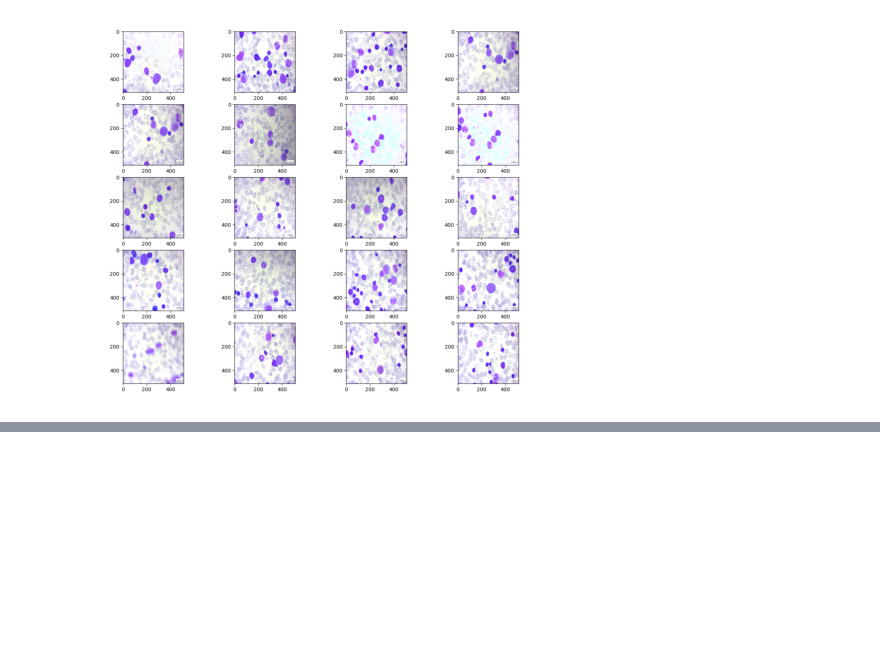
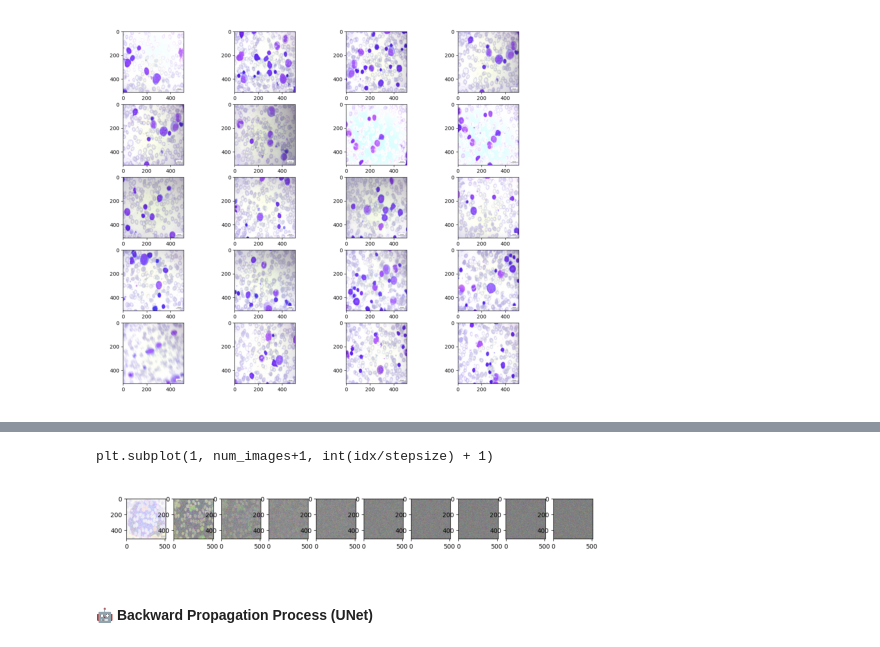
Before and after one commit to harinik05/LeukoDif, a Jupyter notebook: MainNotebook.ipynb, the cells around one changed output, grey strips where cells are left out. Cells and saved outputs as stored; diff of their text form; code cells hidden in the pictures; blank space fills up the shorter version.

Commit message:
dataloaders and foeward diffusion done

```diff
--- a/MainNotebook.ipynb
+++ b/MainNotebook.ipynb
@@ -44,0 +54,39 @@ plt.show()
+# %%
+from torch.utils.data import DataLoader
+# Create an instance of the forward diffusion class
+forwardDiffusionInst = ForwardDiffusion(500, 0.00001, 0.4, 300)
+train_root = "/content/google_drive/My Drive/UWaterloo Engineering/Co-Op/Co-Op_Term 2/ML Proj 3/BLL_Data/train"
+test_root = "/content/google_drive/My Drive/UWaterloo Engineering/Co-Op/Co-Op_Term 2/ML Proj 3/BLL_Data/test"
+
+# Call the forward diffusion
+data = forwardDiffusionInst.loadTransformedDataset(train_root, test_root)
+
+# data loader
+dataLoader = DataLoader(data, batch_size=30)
+# %%
+# Get the first image from the dataloader
+startingImage = iter(dataLoader).next()[0]
+
+# Set the number of images to display and the step size for timesteps
+imageToDisplay = 10
+timestep_step = 50
+
+# Create a figure for displaying the images
+fig, axs = plt.subplots(1, imageToDisplay+1, figsize=(15, 15))
+plt.axis('off')
+
+# Loop over the timesteps and display the images
+for i in range(0, 500, timestep_step):
+    # Convert the timestep to a tensor
+    timestep_tensor = torch.tensor([i]).int()
+
+    # Generate a noisy image for this timestep
+    noisy_image, _ = forwardDiffusionInst.forwardDiffusionEngine(startingImage, timestep_tensor)
+
+    # Display the noisy image
+    axs[i // timestep_step].imshow(noisy_image.permute(1, 2, 0))
+# %% [output]
+plt.subplot(1, num_images+1, int(idx/stepsize) + 1)
+[figure, added]
+# %% [markdown]
+#### 🤖 Backward Propagation Process (UNet)
```
Also changed, not shown: parts of 2 cells of this notebook, 3 other files.
